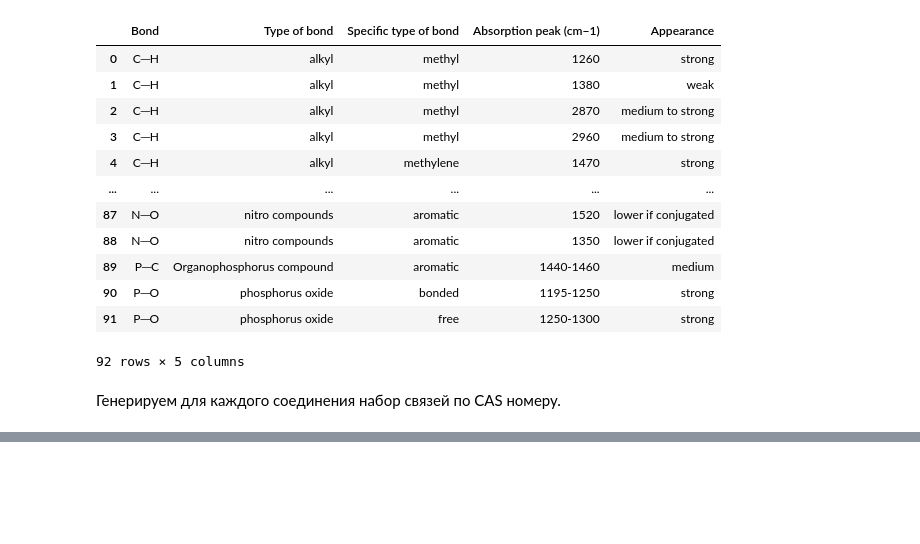
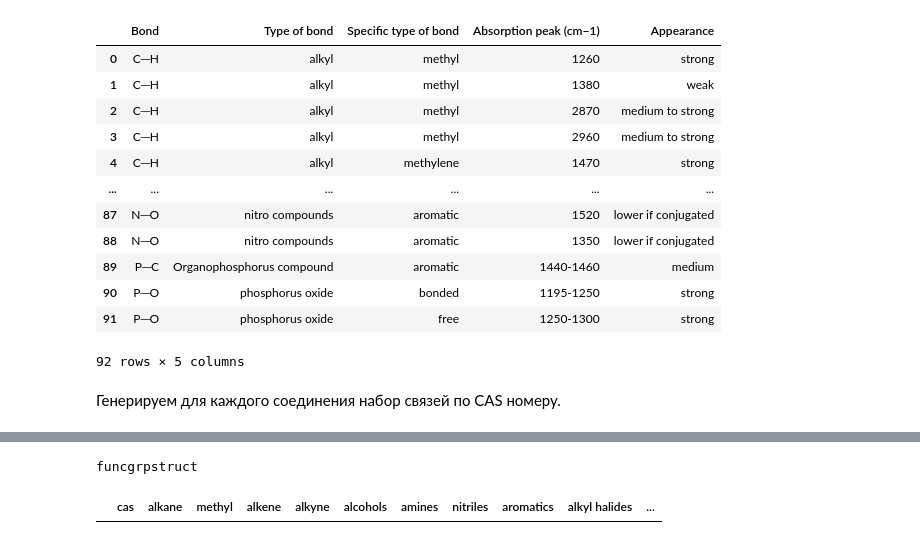
Before and after one commit to Lamblador/IR_expert_system, a Jupyter notebook: Koshelev_IR_expert_system.ipynb, the cells around one changed output, grey strips where cells are left out. Saved outputs shown, nothing was run; the diff lists cells and outputs as text; code cells hidden in the pictures; blank space fills up the shorter version.

```diff
--- a/Koshelev_IR_expert_system.ipynb
+++ b/Koshelev_IR_expert_system.ipynb
@@ -1067,3 +1105,0 @@ create_bonds_table_from_mol("Cc1ccc(cc1)C(O)=O")
-# %%
-mol = dm.to_mol("Cc1ccc(cc1)C(O)=O")
-type(mol)
@@ -1290,0 +1217,24 @@ Erorr with SMILE: C=C is not SMILE
+# %%
+    #Parsing the data from jdx and storing it in csv
+
+    func_grp_structs = {func_name : Chem.MolFromSmarts(func_smarts)\
+                        for func_name, func_smarts in func_grp_smarts.items()}
+    print('funcgrpstruct')
+
+
+    logging.info('Loading inchi file from /content/IR_expert_system/data/nist_ir_spectra_list.csv')
+    inchi_df = pd.read_csv('/content/IR_expert_system/data/nist_ir_spectra_list.csv', header = 0, usecols = [2,8],\
+                        names = ['cas','inchi'], dtype = str)
+
+    inchi_df.dropna(inplace = True)
+    inchi_df.set_index('cas', inplace = True)
+
+    # Create and save csv of target
+    target_path = os.path.join('/content/IR_expert_system/data', 'target.csv')
+
+    save_target_to_csv(inchi_df, target_path)
+    target = pd.read_csv("/content/IR_expert_system/data/target.csv")
+    target
+# %% [output]
+funcgrpstruct
+|  | cas | alkane | methyl | alkene | alkyne | alcohols | amines | nitriles | aromatics | alkyl halides | ... |
```
Also changed, not shown: parts of 16 cells of this notebook.
